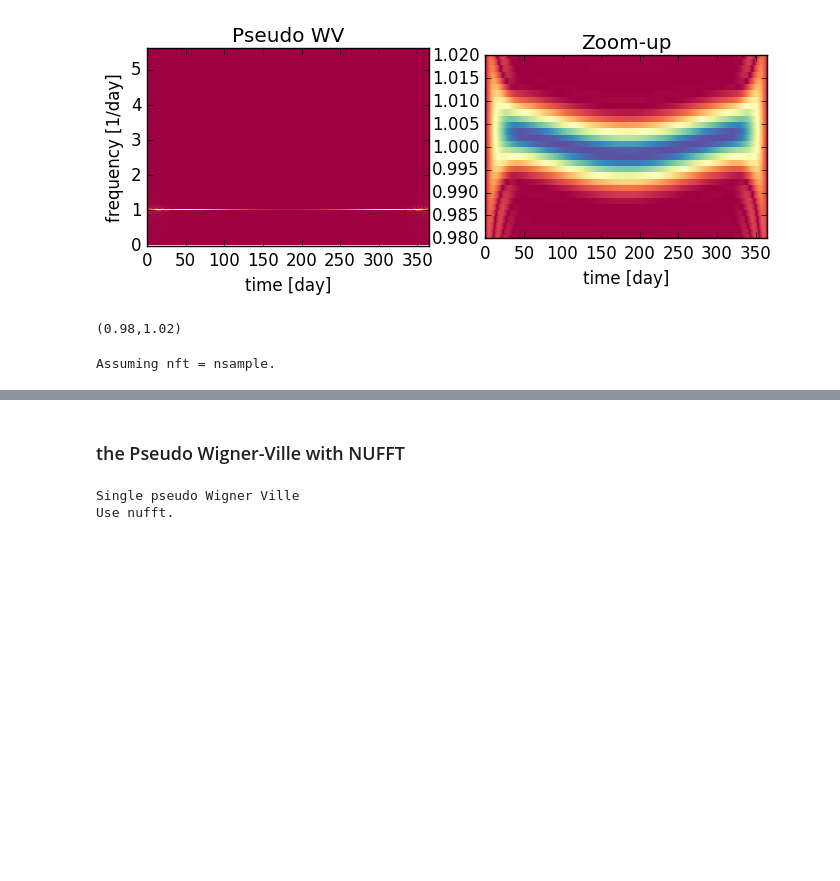
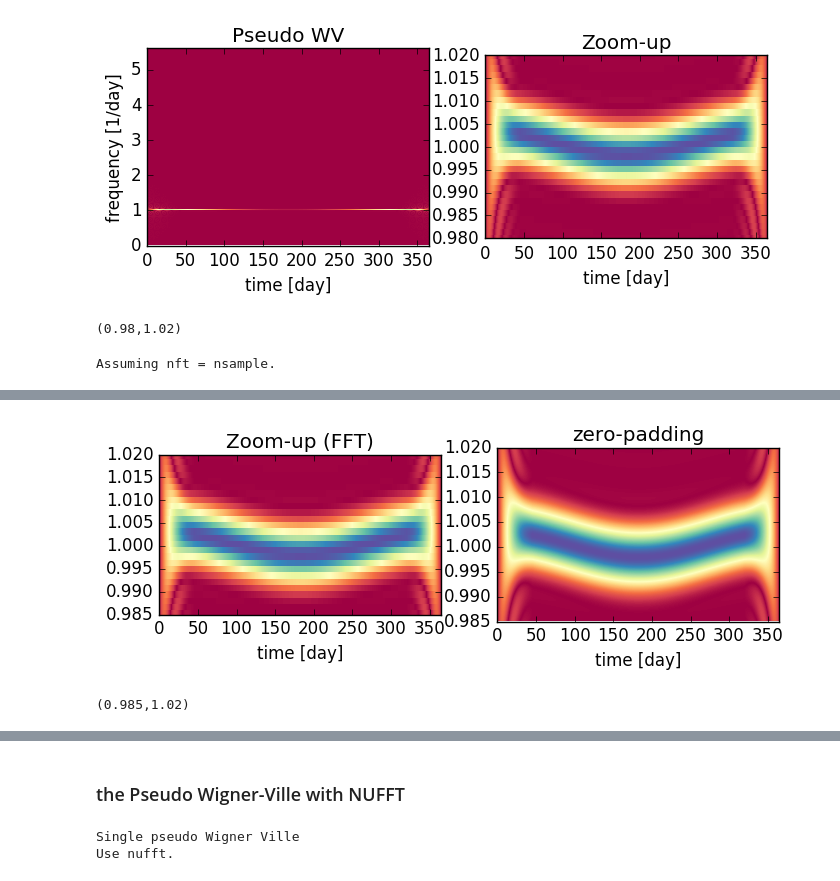
Before and after one commit to HajimeKawahara/juwvid, a Jupyter notebook: ipynb/Pseudo Wigner Ville Distribution for the nonlinear IF using FFT, zero-padding FFT, and NUFFT.ipynb, the cells around one changed output, grey strips where cells are left out. Cells and saved outputs as stored; diff of their text form; code cells hidden in the pictures; blank space fills up the shorter version.

Commit message:
added the zero-padding method

```diff
--- a/ipynb/Pseudo Wigner Ville Distribution for the nonlinear IF using FFT and NUFFT.ipynb
+++ b/ipynb/Pseudo Wigner Ville Distribution for the nonlinear IF using FFT, zero-padding FFT, and NUFFT.ipynb
@@ -56,0 +59,4 @@ js,je=juwutils.frequency_to_index([0.98,1.02], xs[2]-xs[1], nsample,nnufft)
+# %%
+include("../cohenclass.jl")
+Nz=100
+tfrpfz=cohenclass.tfrpwv(z,NaN,NaN,[js,je],NaN,NaN,0,"zeropad",4,Nz);
@@ -56,0 +67,15 @@ js,je=juwutils.frequency_to_index([0.98,1.02], xs[2]-xs[1], nsample,nnufft)
+# %%
+fig=PyPlot.figure()
+ax = fig[:add_subplot](1,2,1)
+a=juwplot.tfrshow(abs(tfrpf),xs[2]-xs[1],xs[1],xs[end],NaN,NaN,0.7*130,"Spectral")
+PyPlot.xlabel("time [day]")
+PyPlot.title("Zoom-up (FFT)")
+PyPlot.ylim(0.985,1.02)
+ax = fig[:add_subplot](1,2,2)
+a=juwplot.tfrshow(abs(tfrpfz),xs[2]-xs[1],xs[1],xs[end],round(Int,js),round(Int,je),0.7,"Spectral")
+PyPlot.xlabel("time [day]")
+PyPlot.title("zero-padding")
+PyPlot.ylim(0.985,1.02)
+# %% [output]
+[figure, added]
+(0.985,1.02)
```
Also changed, not shown: parts of 4 cells of this notebook, 4 other files.
